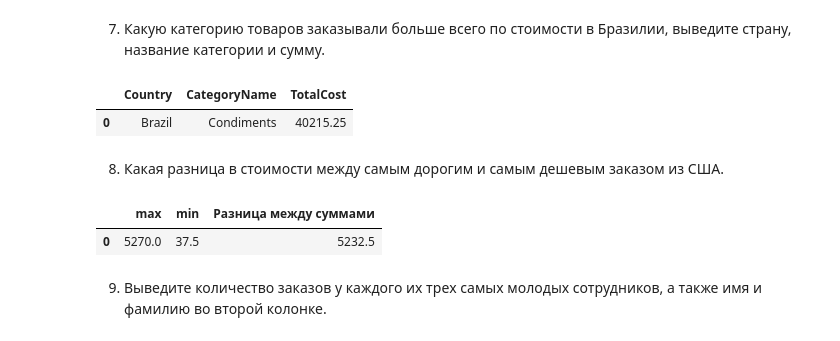
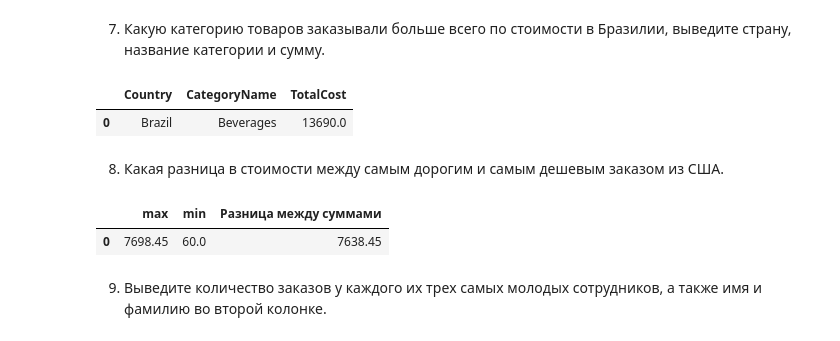
Before and after one commit to PanchenkoVI/start_of_learning_data_scientists, a Jupyter notebook: HM_Task6/HW_1_sql.ipynb, the cells around one changed output. Cells and saved outputs as stored; diff of their text form; code cells hidden in the pictures.

```diff
--- a/HM_Task6/HW_1_sql.ipynb
+++ b/HM_Task6/HW_1_sql.ipynb
@@ -228,46 +239,40 @@ pd.read_sql(
     JOIN Categories cat ON cat.CategoryID = p.CategoryID
     JOIN Customers cus ON cus.CustomerID = o.CustomerID
     WHERE LOWER(Country) LIKE 'brazil'
+    GROUP BY p.CategoryID
+    ORDER BY sum(od.Quantity * p.Price) DESC
+    LIMIT 1
     ''',
     con,
 )
 # %% [output]
 |  | Country | CategoryName | TotalCost |
-| 0 | Brazil | Condiments | 40215.25 |
+| 0 | Brazil | Beverages | 13690.0 |
 # %% [markdown]
 8. Какая разница в стоимости между самым дорогим и самым дешевым заказом из США.
 # %%
 tasks+=1
 pd.read_sql(
     '''
     SELECT
-      max_.max_qp as max,
-      min_.min_qp as min,
-      max_.max_qp - min_.min_qp AS "Разница между суммами"
+      MAX(TotalCost) as max,
+      MIN(TotalCost) as min,
+      MAX(TotalCost) - MIN(TotalCost) AS "Разница между суммами"
     FROM   (SELECT
-              Quantity * Price as max_qp
+              o.OrderID,
+              SUM( p.Price * od.Quantity ) as TotalCost
             FROM Products p
             JOIN OrderDetails od ON p.ProductID = od.ProductID
             JOIN Orders o ON o.OrderID = od.OrderID
             JOIN Customers cus ON cus.CustomerID = o.CustomerID
             WHERE Country like 'USA'
-            ORDER BY max_qp DESC
-            LIMIT 1) max_,
-            (SELECT
-              Quantity * Price  as min_qp
-            FROM Products p
-            JOIN OrderDetails od ON p.ProductID = od.ProductID
-            JOIN Orders o ON o.OrderID = od.OrderID
-            JOIN Customers cus ON cus.CustomerID = o.CustomerID
-            WHERE Country like 'USA'
-            ORDER BY min_qp
-            LIMIT 1) min_
+            GROUP BY o.OrderID) max_
     ''',
     con,
 )
 # %% [output]
 |  | max | min | Разница между суммами |
-| 0 | 5270.0 | 37.5 | 5232.5 |
+| 0 | 7698.45 | 60.0 | 7638.45 |
 # %% [markdown]
 9. Выведите количество заказов у каждого их трех самых молодых сотрудников, а также имя и фамилию во второй колонке.
 # %%
```
Also changed, not shown: parts of 1 cell of this notebook.
